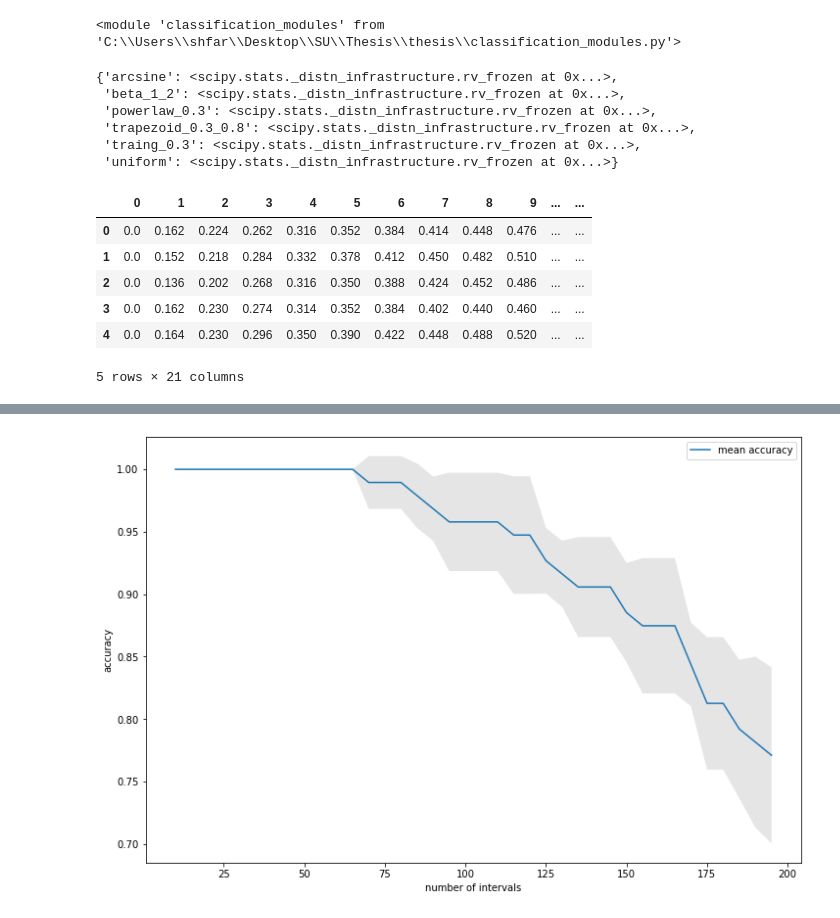
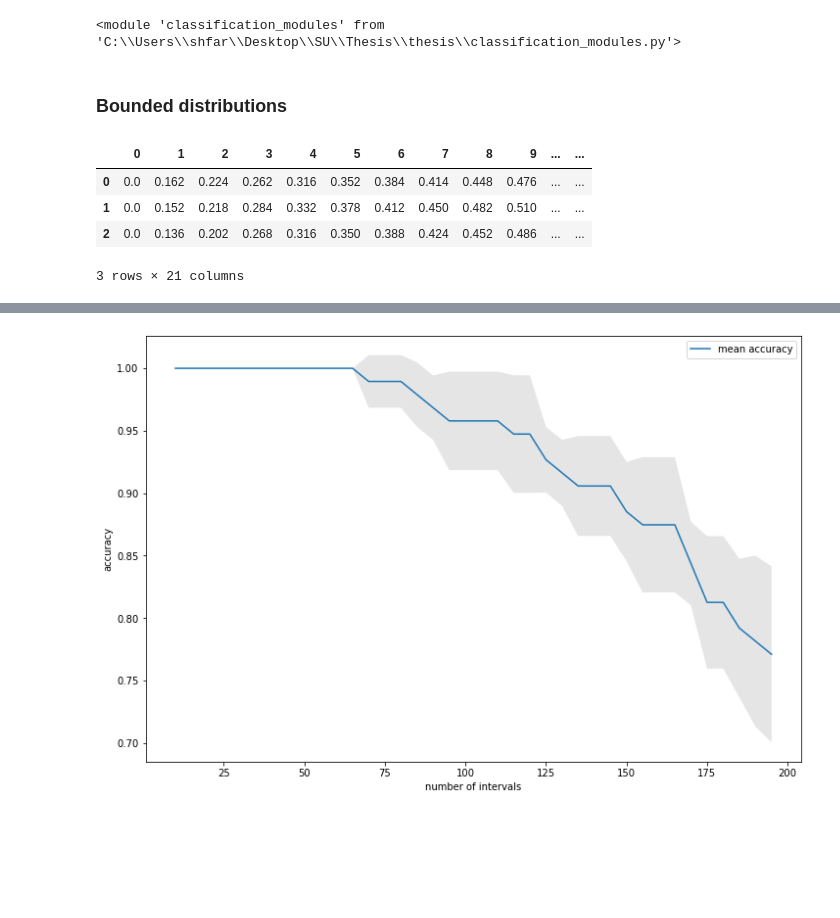
Before and after one commit to sheilafarrahi/thesis, a Jupyter notebook: empirical_districution_function.ipynb, the cells around one changed output, grey strips where cells are left out. Saved outputs shown, nothing was run; the diff lists cells and outputs as text; code cells hidden in the pictures; blank space fills up the shorter version.

```diff
--- a/empirical_districution_function.ipynb
+++ b/empirical_districution_function.ipynb
@@ -25,26 +25,21 @@ importlib.reload(cm)
 # set configurations for number of samples
 sample_size = 500
 nr_sample = 20
+x_b = np.linspace(0,1,20)
+x_h = np.linspace(0,20,20)
+# %% [markdown]
+### Bounded distributions
 # %%
 bounded_dists = dm.get_bounded_distribution()
-bounded_dists
+bounded_samples = dm.get_samples(bounded_dists, nr_sample, sample_size)
+#dm.plot_histograms_of_samples(bounded_samples)
-# %% [output]
-{'arcsine': <scipy.stats._distn_infrastructure.rv_frozen at 0x...>,
- 'beta_1_2': <scipy.stats._distn_infrastructure.rv_frozen at 0x...>,
- 'powerlaw_0.3': <scipy.stats._distn_infrastructure.rv_frozen at 0x...>,
- 'trapezoid_0.3_0.8': <scipy.stats._distn_infrastructure.rv_frozen at 0x...>,
- 'traing_0.3': <scipy.stats._distn_infrastructure.rv_frozen at 0x...>,
- 'uniform': <scipy.stats._distn_infrastructure.rv_frozen at 0x...>}
 # %%
-x = np.linspace(0,1,20)
-edf_df = dem.get_edf(bounded_dists, nr_sample, sample_size, x)
-edf_df.head()
+edf_df = dem.get_edf(bounded_samples, x_b)
+edf_df.head(3)
 # %% [output]
 |  | 0 | 1 | 2 | 3 | 4 | 5 | 6 | 7 | 8 | 9 | ... | ... |
 | 0 | 0.0 | 0.162 | 0.224 | 0.262 | 0.316 | 0.352 | 0.384 | 0.414 | 0.448 | 0.476 | ... | ... |
 | 1 | 0.0 | 0.152 | 0.218 | 0.284 | 0.332 | 0.378 | 0.412 | 0.450 | 0.482 | 0.510 | ... | ... |
 | 2 | 0.0 | 0.136 | 0.202 | 0.268 | 0.316 | 0.350 | 0.388 | 0.424 | 0.452 | 0.486 | ... | ... |
-| 3 | 0.0 | 0.162 | 0.230 | 0.274 | 0.314 | 0.352 | 0.384 | 0.402 | 0.440 | 0.460 | ... | ... |
-| 4 | 0.0 | 0.164 | 0.230 | 0.296 | 0.350 | 0.390 | 0.422 | 0.448 | 0.488 | 0.520 | ... | ... |
-5 rows × 21 columns
+3 rows × 21 columns
 # %%
```
Also changed, not shown: parts of 8 cells of this notebook, 5 other files.
